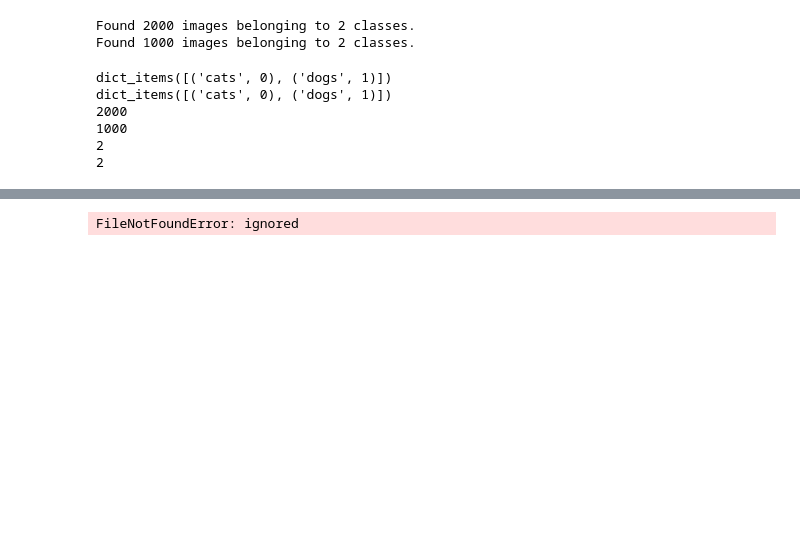
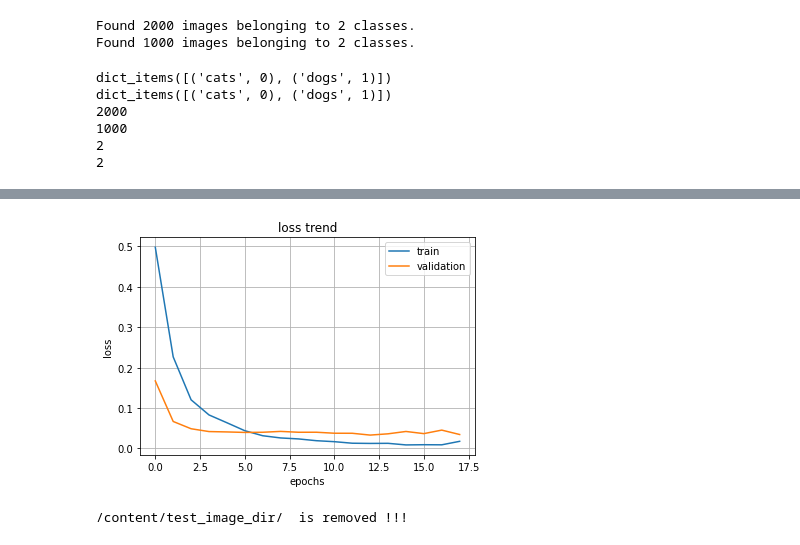
Before and after one commit to Tom-Jung/ML_Colab, a Jupyter notebook: 28_Transfer_Learning_exam(catsanddogs).ipynb, the cells around one changed output, grey strips where cells are left out. Drawn from its saved outputs; the diff is of its cells as text; code cells hidden in the pictures; blank space fills up the shorter version.

```diff
--- a/28_Transfer_Learning_exam(catsanddogs).ipynb
+++ b/28_Transfer_Learning_exam(catsanddogs).ipynb
@@ -205,21 +222,34 @@ plt.show()
+# %%
+import matplotlib.pyplot as plt
+
+plt.title('loss trend')
+plt.grid()
+plt.xlabel('epochs')
+plt.ylabel('loss')
+plt.plot(hist.history['loss'], label='train')
+plt.plot(hist.history['val_loss'], label='validation')
+plt.legend(loc='best')
+plt.show()
+# %% [output]
+[figure, added]
 # %%
 import os
 import shutil
 
-if os.path.exists('C:/Users/Jung_y/test_image_dir'):
+if os.path.exists('/content/test_image_dir/'):
 
-    shutil.rmtree('C:/Users/Jung_y/test_image_dir')
+    shutil.rmtree('/content/test_image_dir/')
     print('/content/test_image_dir/  is removed !!!')
+# %% [output]
+/content/test_image_dir/  is removed !!!
 # %%
 # 압축파일 풀기
 
 import zipfile
 
-with zipfile.ZipFile('/content/test_image_dir.zip', 'r') as target_file:
+with zipfile.ZipFile('/content/sample_data/test_image_dir.zip', 'r') as target_file:
 
     target_file.extractall('/content/test_image_dir/')
-# %% [output]
-FileNotFoundError: ignored
 # %%
 import cv2
 import glob
```
Also changed, not shown: parts of 11 cells of this notebook.
